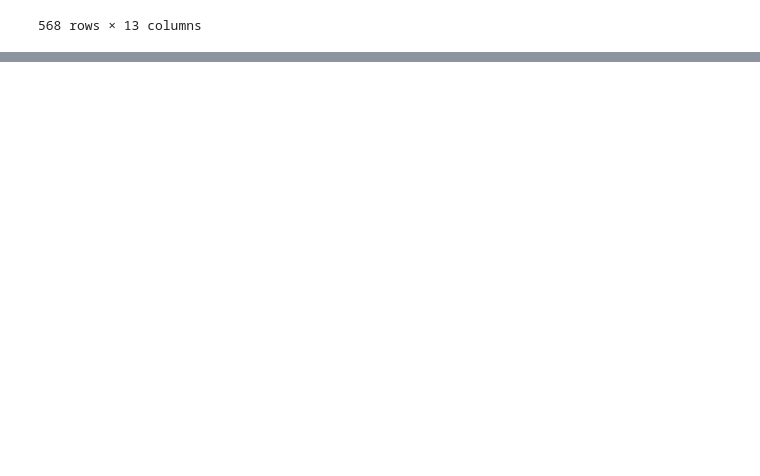
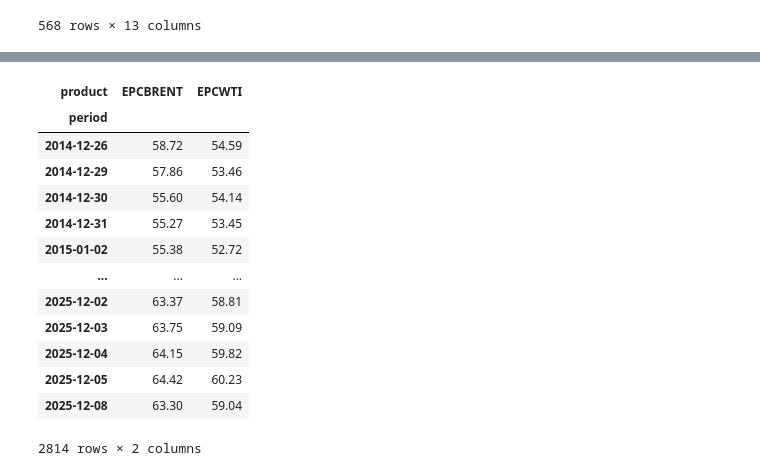
Before and after one commit to SalazarV4/oil-optimization, a Jupyter notebook: notebooks/02_transform.ipynb, the cells around one changed output, grey strips where cells are left out. Cells and saved outputs as stored; diff of their text form; code cells hidden in the pictures; blank space fills up the shorter version.

```diff
--- a/notebooks/02_transform.ipynb
+++ b/notebooks/02_transform.ipynb
@@ -746,0 +733,17 @@ main_df
+# %%
+df_dict['wti_prices'].pivot(index='period',columns='product',values='value')
+# %% [output]
+| product | EPCBRENT | EPCWTI |
+| period |  |  |
+| 2014-12-26 | 58.72 | 54.59 |
+| 2014-12-29 | 57.86 | 53.46 |
+| 2014-12-30 | 55.60 | 54.14 |
+| 2014-12-31 | 55.27 | 53.45 |
+| 2015-01-02 | 55.38 | 52.72 |
+| ... | ... | ... |
+| 2025-12-02 | 63.37 | 58.81 |
+| 2025-12-03 | 63.75 | 59.09 |
+| 2025-12-04 | 64.15 | 59.82 |
+| 2025-12-05 | 64.42 | 60.23 |
+| 2025-12-08 | 63.30 | 59.04 |
+2814 rows × 2 columns
```
Also changed, not shown: parts of 14 cells of this notebook, 5 other files.
